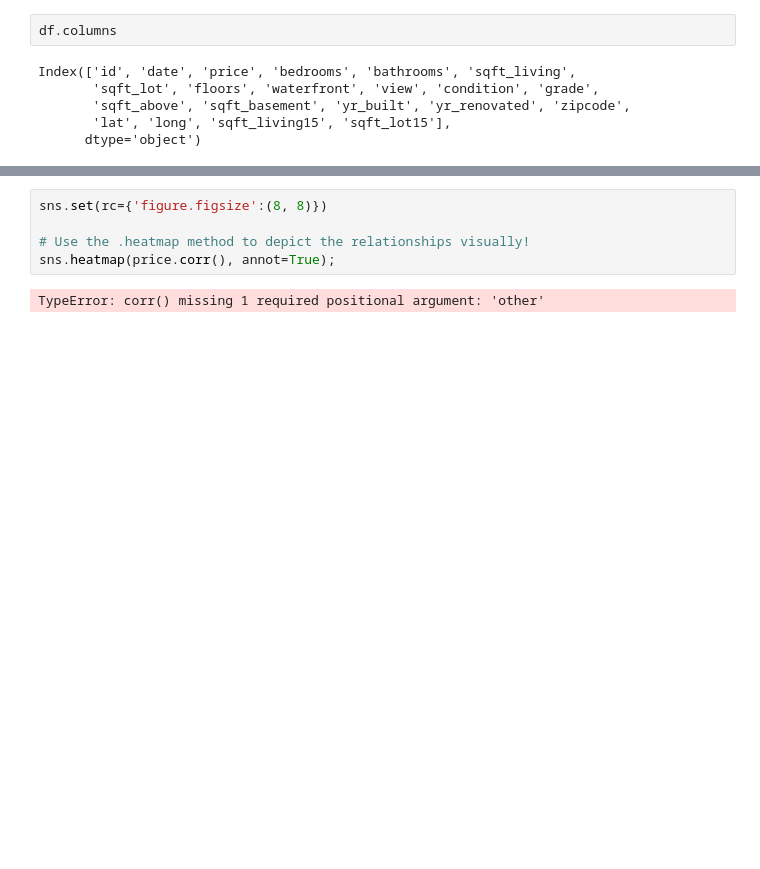
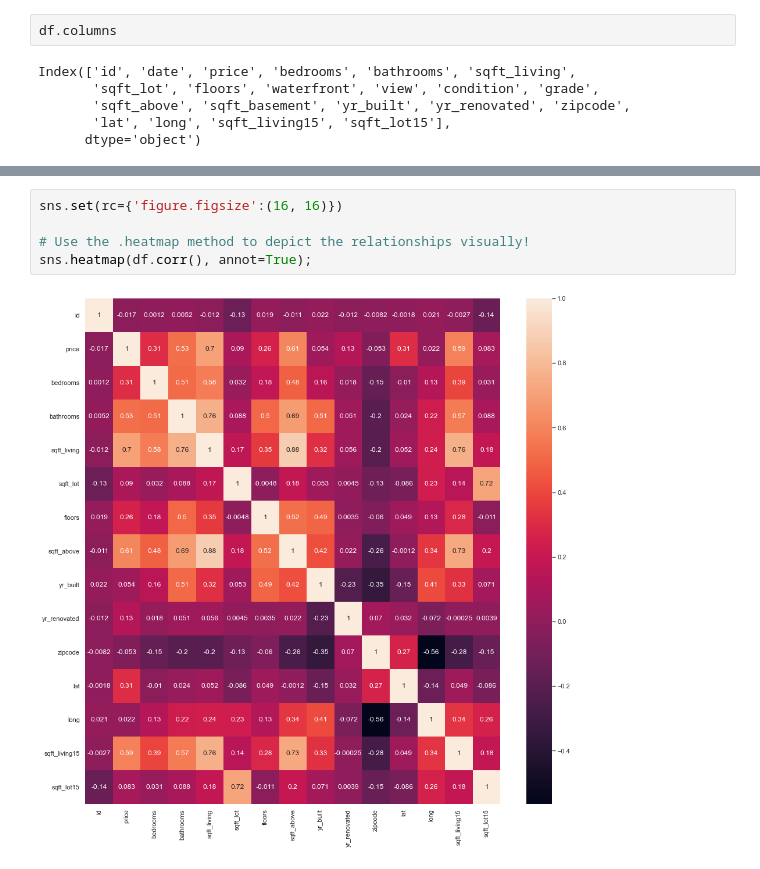
Before and after one commit to 281clo/King_County_House_Data_Analysis, a Jupyter notebook: Project.ipynb, the cells around one changed output, grey strips where cells are left out. Saved outputs shown, nothing was run; the diff lists cells and outputs as text; blank space fills up the shorter version.

Commit message:
heatmap

```diff
--- a/Project.ipynb
+++ b/Project.ipynb
@@ -29,7 +46,7 @@ price = df['price']
 # %%
-sns.set(rc={'figure.figsize':(8, 8)})
+sns.set(rc={'figure.figsize':(16, 16)})
 
 # Use the .heatmap method to depict the relationships visually!
-sns.heatmap(price.corr(), annot=True);
+sns.heatmap(df.corr(), annot=True);
 # %% [output]
-TypeError: corr() missing 1 required positional argument: 'other'
+[figure, added]
```
Also changed, not shown: parts of 2 cells of this notebook.
